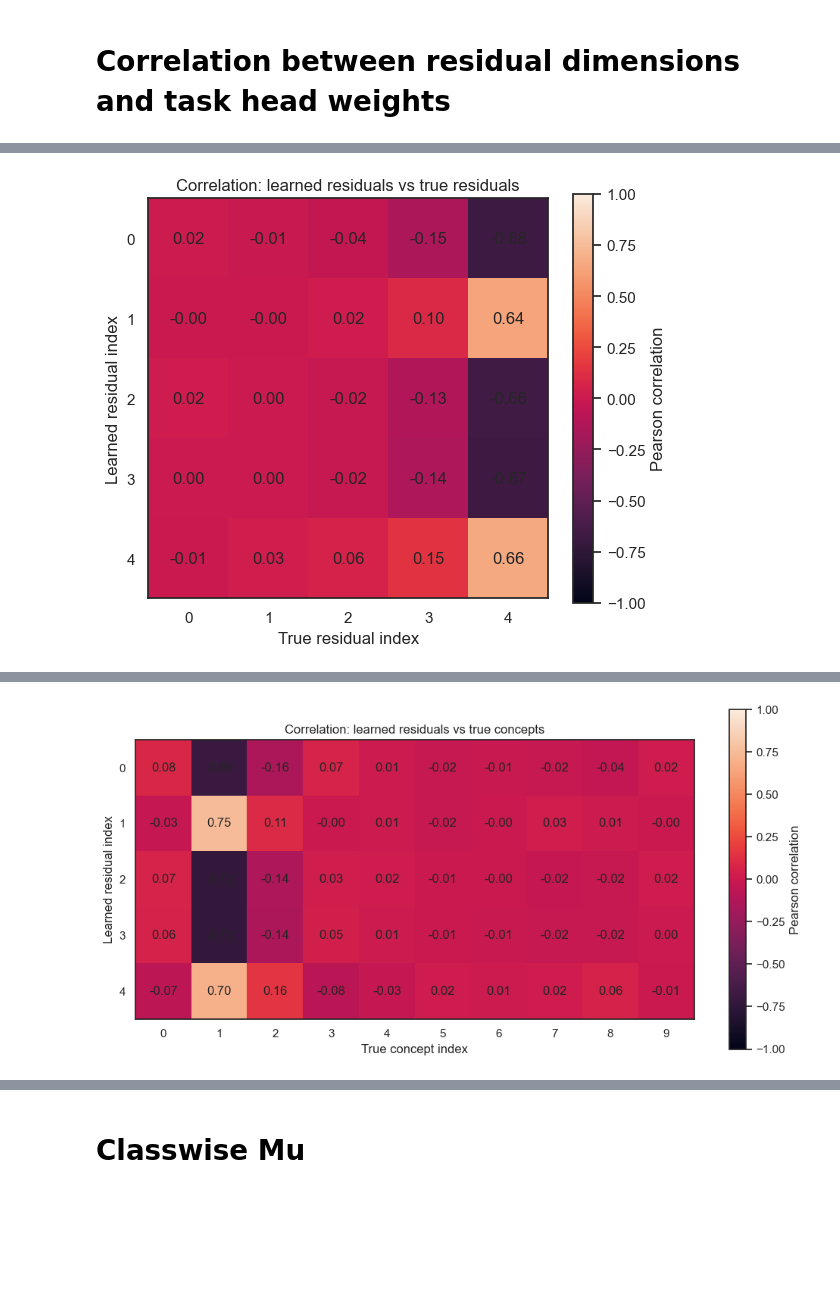
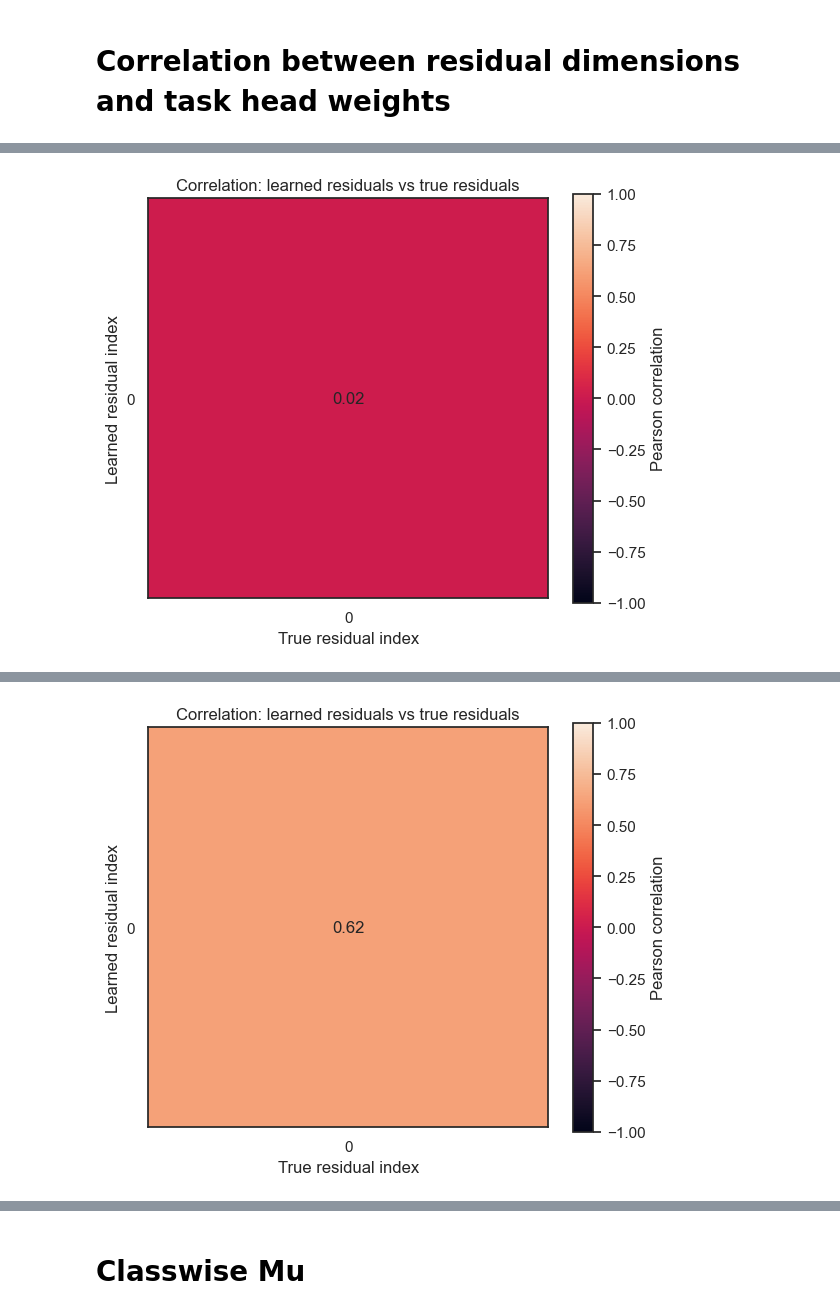
Before and after one commit to stephenmarcou/SCBM_implementation, a Jupyter notebook: plot_classwise_covariances.ipynb, the cells around one changed output, grey strips where cells are left out. Drawn from its saved outputs; the diff is of its cells as text; code cells hidden in the pictures; blank space fills up the shorter version.

```diff
--- a/plot_classwise_covariances.ipynb
+++ b/plot_classwise_covariances.ipynb
@@ -47,7 +47,7 @@ def test_metrics(dataset, model, model_path):
 
 dataset = "synthetic_res_scbm"
 model = "scbm_residual"
-model_path = "alpha_1.0_beta_0.0_gamma_0_rho_0_200_epochs_2026-05-27_14-04-30_12aef"
+model_path = "alpha_1.0_beta_1.0_gamma_0_rho_0.7_ratio_pairs_0.3_200_epochs_2026-05-28_17-24-11_805d7"
 
 dataset_info_dict = dataset_info(dataset, model, model_path)
 print(dataset_info_dict)
@@ -85,7 +85,12 @@ models = [("synthetic_res_scbm", "scbm_residual", "alpha_1.0_beta_0.0_gamma_0_rh
           ("synthetic_res_scbm", "scbm_residual", "alpha_1.0_beta_1.0_gamma_0_rho_0.7_200_epochs_2026-05-27_14-17-16_91217"),]
 
 
-models = [("synthetic_res_scbm", "scbm_residual", "alpha_1.0_beta_1.0_gamma_0_rho_0.7_ratio_pairs_0.3_200_epochs_2026-05-28_16-03-53_a52f9")]
+models = [("synthetic_res_scbm", "scbm_residual", "alpha_1.0_beta_1.0_gamma_0_rho_0.7_ratio_pairs_0.3_200_epochs_2026-05-28_17-24-11_805d7")]
+
+
+models = [("synthetic_res_scbm", "scbm_residual", "alpha_1.0_beta_0_gamma_0_rho_0_ratio_pairs_0.5_200_epochs_1_residual_2026-05-29_12-28-20_440fd"),
+          ("synthetic_res_scbm", "scbm_residual", "alpha_1.0_beta_1.0_gamma_0_rho_0_ratio_pairs_0.5_200_epochs_1_residual_2026-05-29_12-28-15_91652"),
+          ("synthetic_res_scbm", "scbm_residual", "alpha_1.0_beta_10_gamma_0_rho_0_ratio_pairs_0.5_200_epochs_1_residual_2026-05-29_12-28-20_ec8ca")]
 # %% [markdown]
 # Model weight analysis
 # %%
@@ -254,7 +259,9 @@ for dataset, model, model_path in models:
     print(f"Task weight s for concepts: {info['Task weight s for concepts']}")
     print(info["alpha"])
     print(f"rho: {info['rho_cr (correlation between linked concepts and residuals)']}")
-    print(f"Concepts linked to residuals (concept index, residual index): {info['Concepts linked to residuals (concept index, residual index)']}")
+
+    concepts_residual_pair_list = ast.literal_eval(info['Concepts linked to residuals (concept index, residual index)'])
+    #print_residual_links(concepts_residual_pair_list)
     print("-"*10 + "\n")
 
     predicted_concepts_residuals_probs_mcmc = torch.load(
@@ -336,37 +343,37 @@ for dataset, model, model_path in models:
     # ------------------------------------------------------------
     # Plot 2: learned residuals vs true observed concepts
     # ------------------------------------------------------------
-    plot_corr_heatmap(
-        corr_pred_res_true_concepts,
-        x_label="True concept index",
-        y_label="Learned residual index",
-        title="Correlation: learned residuals vs true concepts",
-        figsize=(10, 5),
-    )
+    # plot_corr_heatmap(
+    #     corr_pred_res_true_concepts,
+    #     x_label="True concept index",
+    #     y_label="Learned residual index",
+    #     title="Correlation: learned residuals vs true concepts",
+    #     figsize=(10, 5),
+    # )
 
 
 
     # ------------------------------------------------------------
     # Plot 3: learned residuals vs predicted concepts
     # ------------------------------------------------------------
-    plot_corr_heatmap(
-        corr_pred_res_pred_concepts,
-        x_label="Predicted concept index",
-        y_label="Learned residual index",
-        title="Correlation: learned residuals vs predicted concepts",
-        figsize=(10, 5),
-    )
+    # plot_corr_heatmap(
+    #     corr_pred_res_pred_concepts,
+    #     x_label="Predicted concept index",
+    #     y_label="Learned residual index",
+    #     title="Correlation: learned residuals vs predicted concepts",
+    #     figsize=(10, 5),
+    # )
 
     # ------------------------------------------------------------
     # Plot 3: true residuals vs true concepts
     # ------------------------------------------------------------
-    plot_corr_heatmap(
-        corr_true_res_true_concepts,
-        x_label="True concept index",
-        y_label="True residual index",
-        title="Correlation: true residuals vs true concepts",
-        figsize=(10, 5),
-    )
+    # plot_corr_heatmap(
+    #     corr_true_res_true_concepts,
+    #     x_label="True concept index",
+    #     y_label="True residual index",
+    #     title="Correlation: true residuals vs true concepts",
+    #     figsize=(10, 5),
+    # )
 
     # ------------------------------------------------------------
     # Print dataset info again
@@ -385,14 +392,14 @@ for dataset, model, model_path in models:
     # ------------------------------------------------------------
     # Optional: print maximum absolute correlations
     # ------------------------------------------------------------
-    print("\nMax |corr| between learned residuals and true residuals:")
-    print(corr_pred_res_true_res.abs().max(dim=1).values)
+    # print("\nMax |corr| between learned residuals and true residuals:")
+    # print(corr_pred_res_true_res.abs().max(dim=1).values)
 
-    print("\nMax |corr| between learned residuals and true concepts:")
-    print(corr_pred_res_true_concepts.abs().max(dim=1).values)
+    # print("\nMax |corr| between learned residuals and true concepts:")
+    # print(corr_pred_res_true_concepts.abs().max(dim=1).values)
 
-    print("\nMax |corr| between learned residuals and predicted concepts:")
-    print(corr_pred_res_pred_concepts.abs().max(dim=1).values)
+    # print("\nMax |corr| between learned residuals and predicted concepts:")
+    # print(corr_pred_res_pred_concepts.abs().max(dim=1).values)
 # %% [output]
 --- New model: scbm_residual ---
 ----------
@@ -409,2 +415,2 @@ Concepts linked to residuals (concept index, residual index): [(9, 3), (0, 0), (
 ----------
-[figure, old version]
+[figure, new version]
@@ -411 +434 @@ Concepts linked to residuals (concept index, residual index): [(9, 3), (0, 0), (
-[figure, old version]
+[figure, new version]
```
Also changed, not shown: parts of 9 cells of this notebook, 5 other files.
